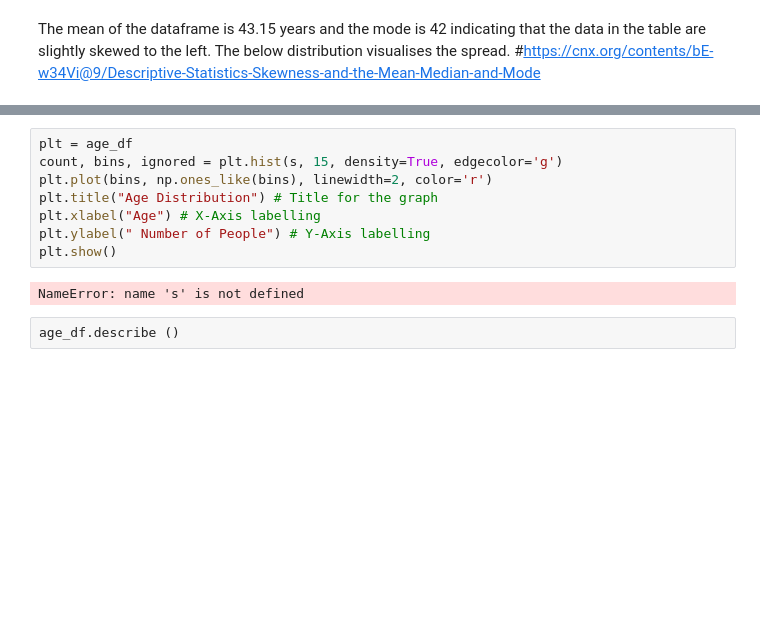
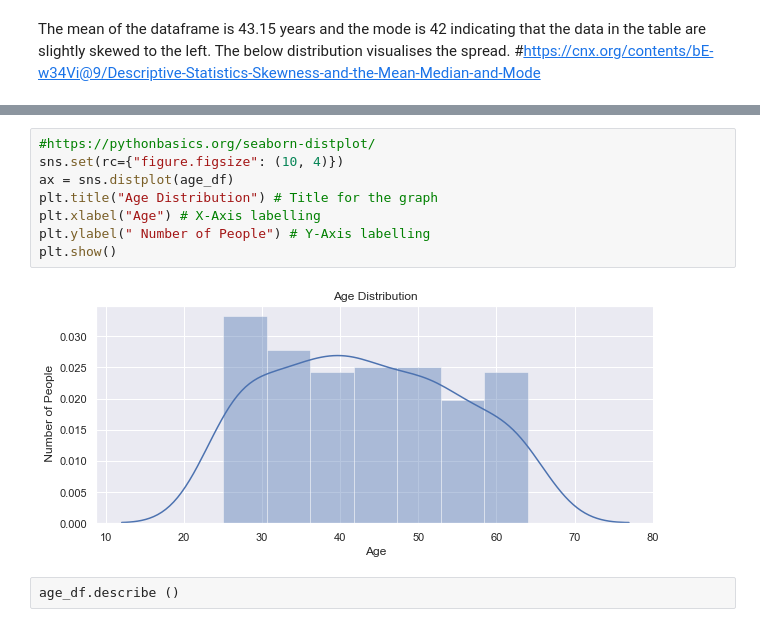
Before and after one commit to martinaobrien/GMIT-Programme-for-Data-Analysis-Project---Simulation, a Jupyter notebook: GMIT-Programme-for-Data-Analysis-Project---Simulation.ipynb, the cells around one changed output, grey strips where cells are left out. Drawn from its saved outputs; the diff is of its cells as text; blank space fills up the shorter version.

```diff
--- a/GMIT-Programme-for-Data-Analysis-Project---Simulation.ipynb
+++ b/GMIT-Programme-for-Data-Analysis-Project---Simulation.ipynb
@@ -123,13 +120,13 @@ TypeError: 'DataFrame' object is not callable
 # %%
-plt = age_df
-count, bins, ignored = plt.hist(s, 15, density=True, edgecolor='g')
-plt.plot(bins, np.ones_like(bins), linewidth=2, color='r')
+#https://pythonbasics.org/seaborn-distplot/
+sns.set(rc={"figure.figsize": (10, 4)})
+ax = sns.distplot(age_df)
 plt.title("Age Distribution") # Title for the graph
 plt.xlabel("Age") # X-Axis labelling
 plt.ylabel(" Number of People") # Y-Axis labelling
 plt.show()
 # %% [output]
-NameError: name 's' is not defined
+[figure, added]
 # %%
 age_df.describe ()
 # %%
```
Also changed, not shown: parts of 2 cells of this notebook.
